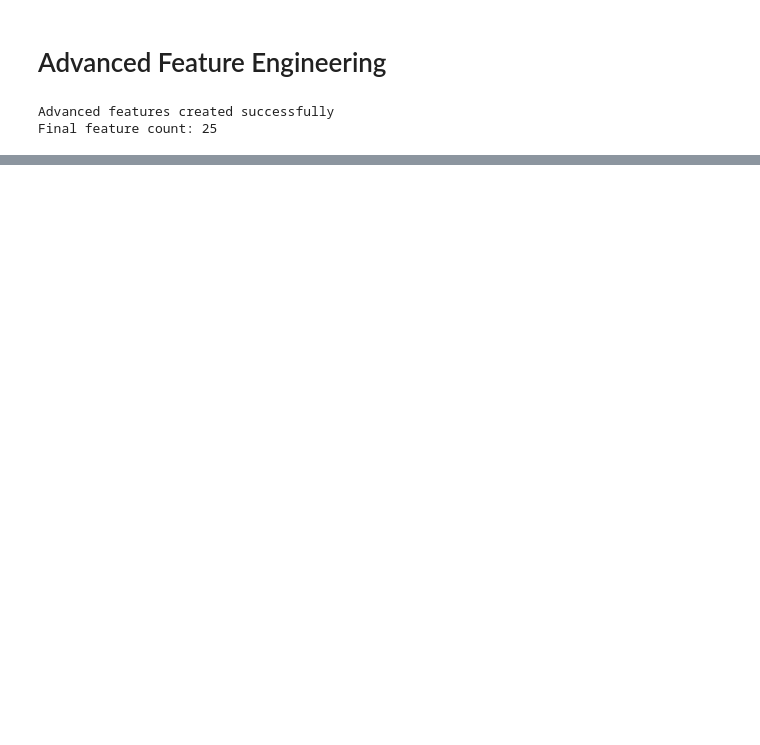
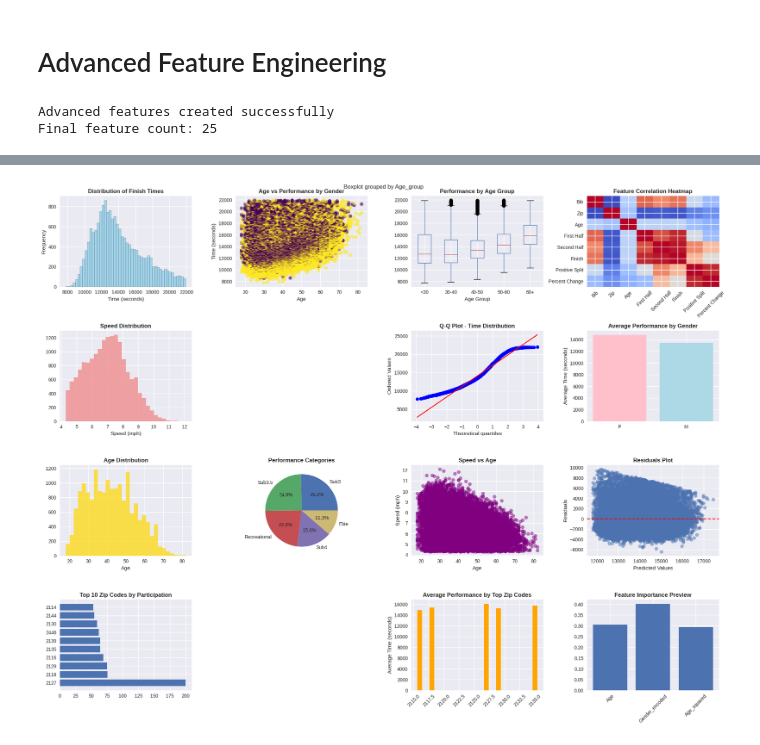
Before and after one commit to Nimo-07/Marathon-Performance-Analysis, a Jupyter notebook: code.ipynb, the cells around one changed output, grey strips where cells are left out. Drawn from its saved outputs; the diff is of its cells as text; code cells hidden in the pictures; blank space fills up the shorter version.

Commit message:
Comprehensive Statistical Analysis And Visualization Dashboard

```diff
--- a/code.ipynb
+++ b/code.ipynb
@@ -125,0 +209,91 @@ Final feature count: 25
+# %%
+fig, axes = plt.subplots(4, 4, figsize=(20, 16))
+fig.suptitle('Boston Marathon Analysis Dashboard', fontsize=20, fontweight='bold')
+
+axes[0,0].hist(df_encoded['Time_seconds'], bins=50, alpha=0.7, color='skyblue', edgecolor='black')
+axes[0,0].set_title('Distribution of Finish Times', fontweight='bold')
+axes[0,0].set_xlabel('Time (seconds)')
+axes[0,0].set_ylabel('Frequency')
+
+scatter = axes[0,1].scatter(df_encoded['Age'], df_encoded['Time_seconds'],
+                           c=df_encoded['Gender_encoded'], alpha=0.6, cmap='viridis')
+axes[0,1].set_title('Age vs Performance by Gender', fontweight='bold')
+axes[0,1].set_xlabel('Age')
+axes[0,1].set_ylabel('Time (seconds)')
+
+df_encoded.boxplot(column='Time_seconds', by='Age_group', ax=axes[0,2])
+axes[0,2].set_title('Performance by Age Group', fontweight='bold')
+axes[0,2].set_xlabel('Age Group')
+
+im = axes[0,3].imshow(correlation_matrix.iloc[:8, :8], cmap='coolwarm', aspect='auto')
+axes[0,3].set_title('Feature Correlation Heatmap', fontweight='bold')
+axes[0,3].set_xticks(range(8))
+axes[0,3].set_yticks(range(8))
+axes[0,3].set_xticklabels(correlation_matrix.columns[:8], rotation=45)
+axes[0,3].set_yticklabels(correlation_matrix.columns[:8])
+
+axes[1,0].hist(df_encoded['Speed_mph'], bins=30, alpha=0.7, color='lightcoral')
+axes[1,0].set_title('Speed Distribution', fontweight='bold')
+axes[1,0].set_xlabel('Speed (mph)')
+
+axes[1,1].set_visible(False)
+stats.probplot(df_encoded['Time_seconds'], dist="norm", plot=axes[1,2])
+axes[1,2].set_title('Q-Q Plot - Time Distribution', fontweight='bold')
+
+gender_perf = df_encoded.groupby('Gender')['Time_seconds'].mean()
+axes[1,3].bar(gender_perf.index, gender_perf.values, color=['pink', 'lightblue'])
+axes[1,3].set_title('Average Performance by Gender', fontweight='bold')
+axes[1,3].set_ylabel('Average Time (seconds)')
+
+axes[2,0].hist(df_encoded['Age'], bins=30, alpha=0.7, color='gold')
+axes[2,0].set_title('Age Distribution', fontweight='bold')
+axes[2,0].set_xlabel('Age')
+
+perf_counts = df_encoded['Performance_category'].value_counts()
+axes[2,1].pie(perf_counts.values, labels=perf_counts.index, autopct='%1.1f%%')
+axes[2,1].set_title('Performance Categories', fontweight='bold')
+
+axes[2,2].scatter(df_encoded['Age'], df_encoded['Speed_mph'], alpha=0.5, c='purple')
+axes[2,2].set_title('Speed vs Age', fontweight='bold')
+axes[2,2].set_xlabel('Age')
+axes[2,2].set_ylabel('Speed (mph)')
+
+X_simple = df_encoded[['Age', 'Gender_encoded']].dropna()
+y_simple = df_encoded.loc[X_simple.index, 'Time_seconds']
+lr_simple = LinearRegression().fit(X_simple, y_simple)
+residuals = y_simple - lr_simple.predict(X_simple)
+axes[2,3].scatter(lr_simple.predict(X_simple), residuals, alpha=0.5)
+axes[2,3].axhline(y=0, color='red', linestyle='--')
+axes[2,3].set_title('Residuals Plot', fontweight='bold')
+axes[2,3].set_xlabel('Predicted Values')
+axes[2,3].set_ylabel('Residuals')
+
+top_zips = df_encoded['Zip'].value_counts().head(10)
+axes[3,0].barh(range(len(top_zips)), top_zips.values)
+axes[3,0].set_yticks(range(len(top_zips)))
+axes[3,0].set_yticklabels(top_zips.index)
+axes[3,0].set_title('Top 10 Zip Codes by Participation', fontweight='bold')
+
+axes[3,1].set_visible(False)
+
+top5_zips = df_encoded['Zip'].value_counts().head(5).index
+zip_perf = df_encoded[df_encoded['Zip'].isin(top5_zips)].groupby('Zip')['Time_seconds'].mean()
+axes[3,2].bar(zip_perf.index, zip_perf.values, color='orange')
+axes[3,2].set_title('Average Performance by Top Zip Codes', fontweight='bold')
+axes[3,2].set_ylabel('Average Time (seconds)')
+axes[3,2].tick_params(axis='x', rotation=45)
+
+feature_cols = ['Age', 'Gender_encoded', 'Age_squared']
+X_preview = df_encoded[feature_cols].dropna()
+y_preview = df_encoded.loc[X_preview.index, 'Time_seconds']
+rf_preview = RandomForestRegressor(n_estimators=50, random_state=42)
+rf_preview.fit(X_preview, y_preview)
+axes[3,3].bar(feature_cols, rf_preview.feature_importances_)
+axes[3,3].set_title('Feature Importance Preview', fontweight='bold')
+axes[3,3].tick_params(axis='x', rotation=45)
+
+
+plt.tight_layout()
+plt.show()
+# %% [output]
+[figure, added]
```
Also changed, not shown: parts of 4 cells of this notebook.
